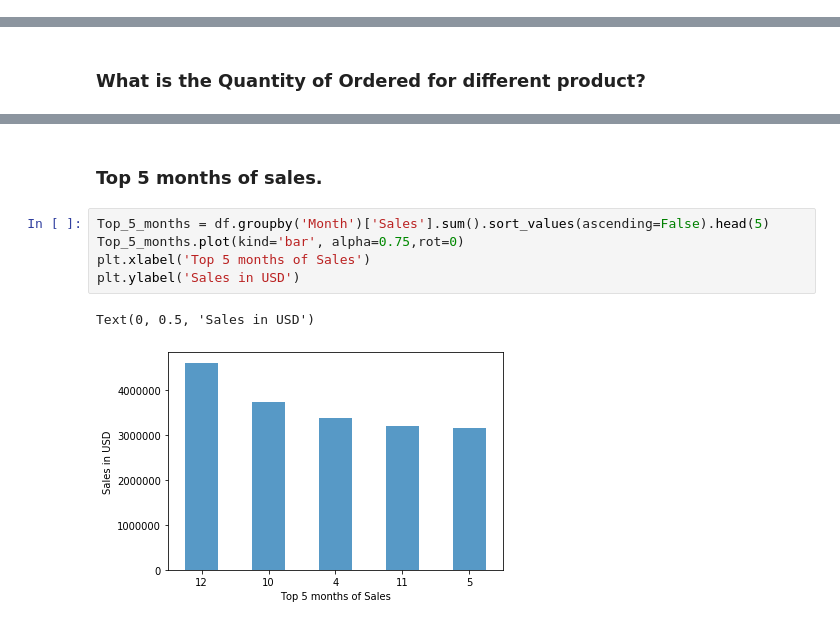
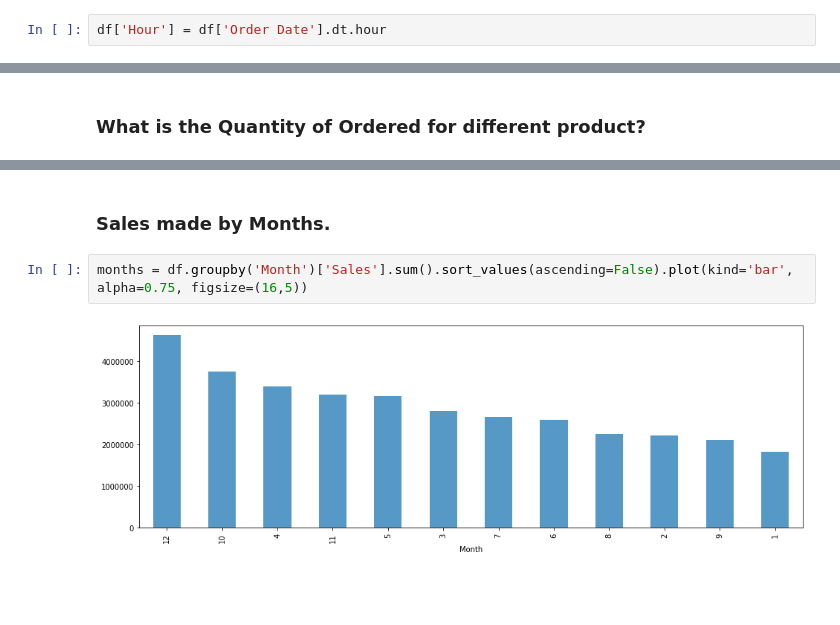
Before and after one commit to Dhiranjan/SalesDataAnalysis, a Jupyter notebook: Sales Data Analysis.ipynb, the cells around one changed output, grey strips where cells are left out. Cells and saved outputs as stored; diff of their text form; blank space fills up the shorter version.

```diff
--- a/Sales Data Analysis.ipynb
+++ b/Sales Data Analysis.ipynb
@@ -121,6 +122,8 @@ df['Order Date'] = pd.to_datetime(df['Order Date'])
 df['Month'] = df['Order Date'].dt.month
 # %%
 df['Year'] = df['Order Date'].dt.year
+# %%
+df['Hour'] = df['Order Date'].dt.hour
 # %%
 df['Sales'] = df['Quantity Ordered'] * df['Price Each']
 # %%
@@ -171,12 +174,8 @@ bar(sales.index, sales.values, 'Products Name', '','Total Sales')
 # %% [output]
 [figure]
-# %% [markdown]
-### Top 5 months of sales.
+# %% [markdown]
+### Sales made by Months.
 # %%
-Top_5_months = df.groupby('Month')['Sales'].sum().sort_values(ascending=False).head(5)
-Top_5_months.plot(kind='bar', alpha=0.75,rot=0)
-plt.xlabel('Top 5 months of Sales')
-plt.ylabel('Sales in USD')
+months = df.groupby('Month')['Sales'].sum().sort_values(ascending=False).plot(kind='bar', alpha=0.75, figsize=(16,5))
 # %% [output]
-Text(0, 0.5, 'Sales in USD')
-[figure, old version]
+[figure, new version]
```
Also changed, not shown: parts of 16 cells of this notebook.
